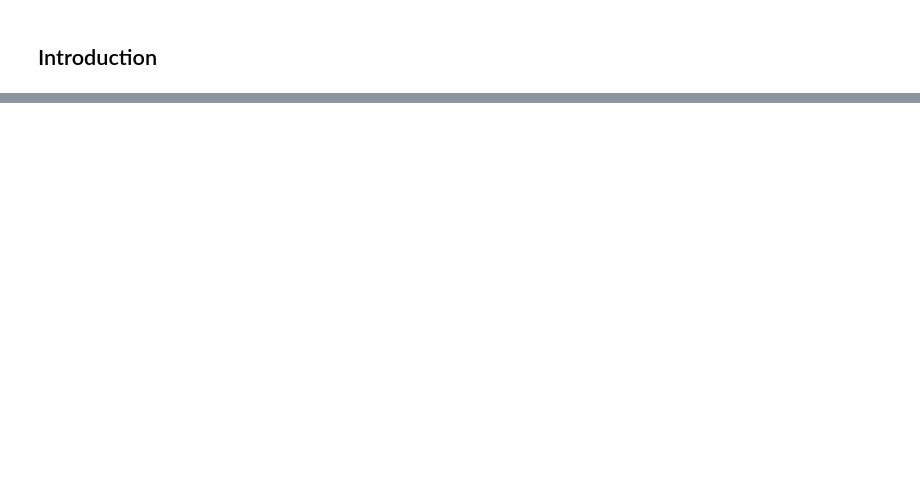
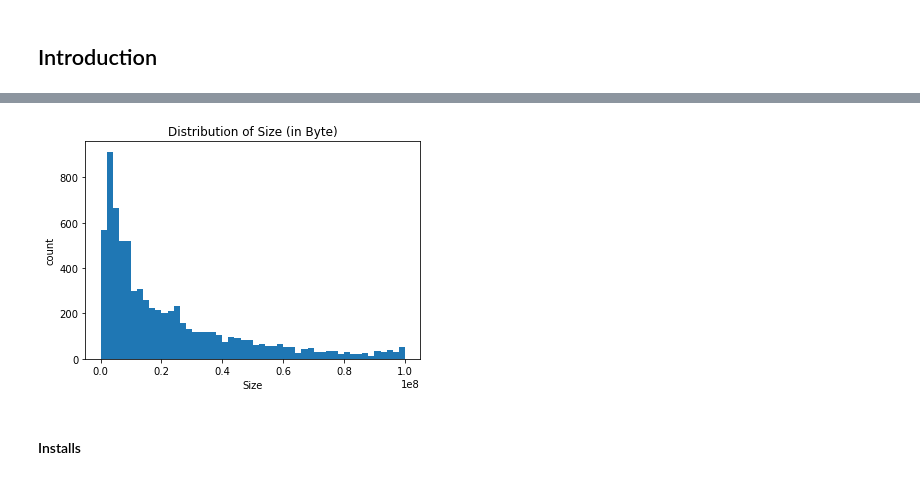
Before and after one commit to XiongfengWang/1030project, a Jupyter notebook: src/project.ipynb, the cells around one changed output, grey strips where cells are left out. Saved outputs shown, nothing was run; the diff lists cells and outputs as text; code cells hidden in the pictures; blank space fills up the shorter version.

```diff
--- a/src/project.ipynb
+++ b/src/project.ipynb
@@ -118,0 +227,3 @@ This is an interesting task because it allows us to predict the rating of an App
+# %%
+df1.Size = pd.to_numeric(df1.Size)
+df1.Size.describe()
@@ -118,0 +240,10 @@ This is an interesting task because it allows us to predict the rating of an App
+# %%
+df1.Size.plot.hist(bins = 50)
+plt.title('Distribution of Size (in Byte)')
+plt.xlabel('Size')
+plt.ylabel('count')
+plt.savefig('/Users/xiongfengwang/git/data1030_student_f20/project/figures/Distribution of Size.png')
+# %% [output]
+[figure, added]
+# %% [markdown]
+#### Installs
```
Also changed, not shown: parts of 74 cells of this notebook, 18 other files.
